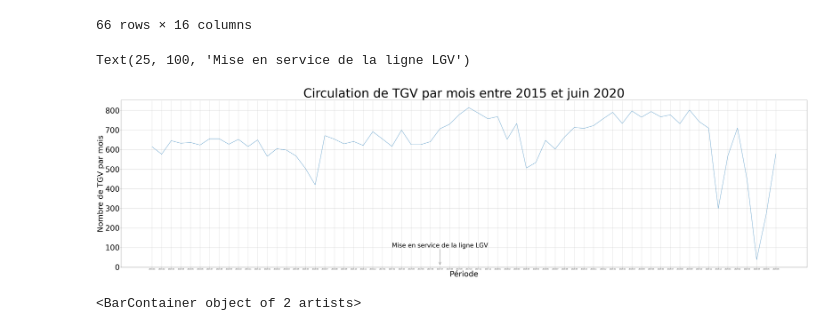
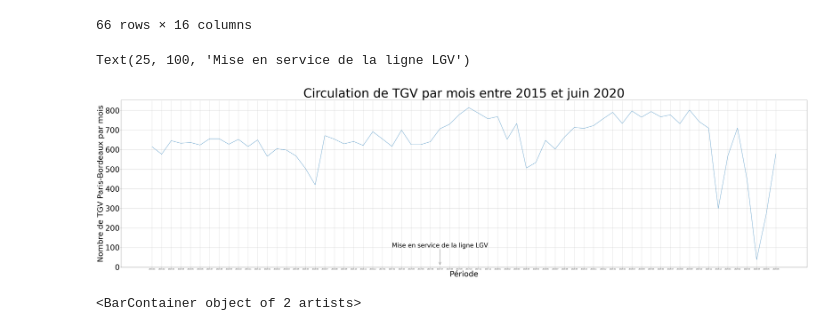
Before and after one commit to mdlbm/SNCF-Immobilier, a Jupyter notebook: Projet.ipynb, the cells around one changed output. Saved outputs shown, nothing was run; the diff lists cells and outputs as text; code cells hidden in the pictures.

```diff
--- a/Projet.ipynb
+++ b/Projet.ipynb
@@ -29,19 +29,19 @@ parisbordeaux
 # %%
 plt.figure(figsize=(80,20))
 plt.plot(parisbordeaux['Période'],parisbordeaux['Nombre de circulations effectives'])
 plt.title('Circulation de TGV par mois entre 2015 et juin 2020',size = 80)
 plt.xlabel('Période', size = 50)
-plt.ylabel('Nombre de TGV par mois', size = 50)
+plt.ylabel('Nombre de TGV Paris-Bordeaux par mois', size = 50)
 plt.grid()
 
 plt.yticks(size = 50)
 plt.annotate('Mise en service de la ligne LGV', xy=(30, 10),
 xytext=(25,100),
 arrowprops=dict(facecolor='black',
 arrowstyle='->'), size=40)
 # %% [output]
 Text(25, 100, 'Mise en service de la ligne LGV')
-[figure, old version]
+[figure, new version]
 # %%
 moyenne_circulation_service = [parisbordeaux[parisbordeaux['Service']=='National']['Nombre de circulations effectives'].mean(),parisbordeaux[parisbordeaux['Service']=='LGV'][parisbordeaux['Période']<'2019-09']['Nombre de circulations effectives'].mean()]
 plt.bar(['National','LGV'],moyenne_circulation_service)
```
Also changed, not shown: parts of 7 cells of this notebook.
